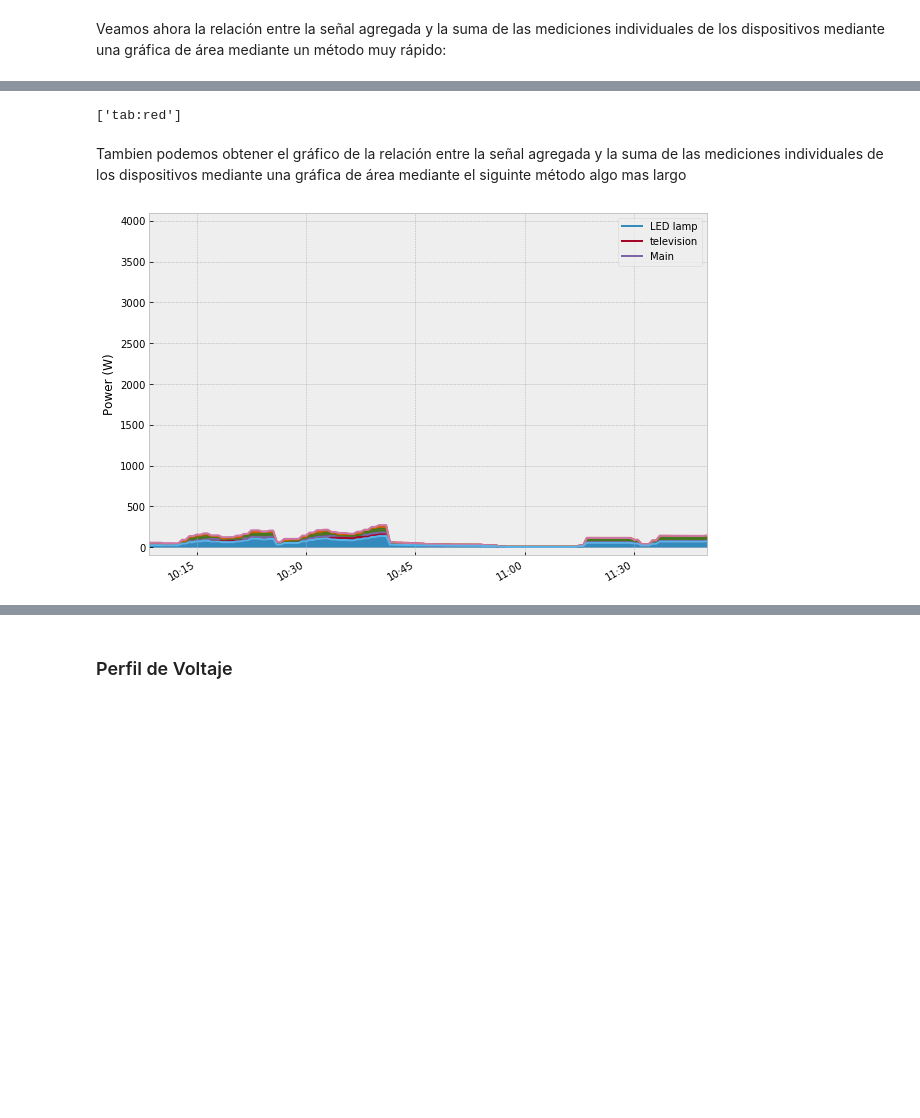
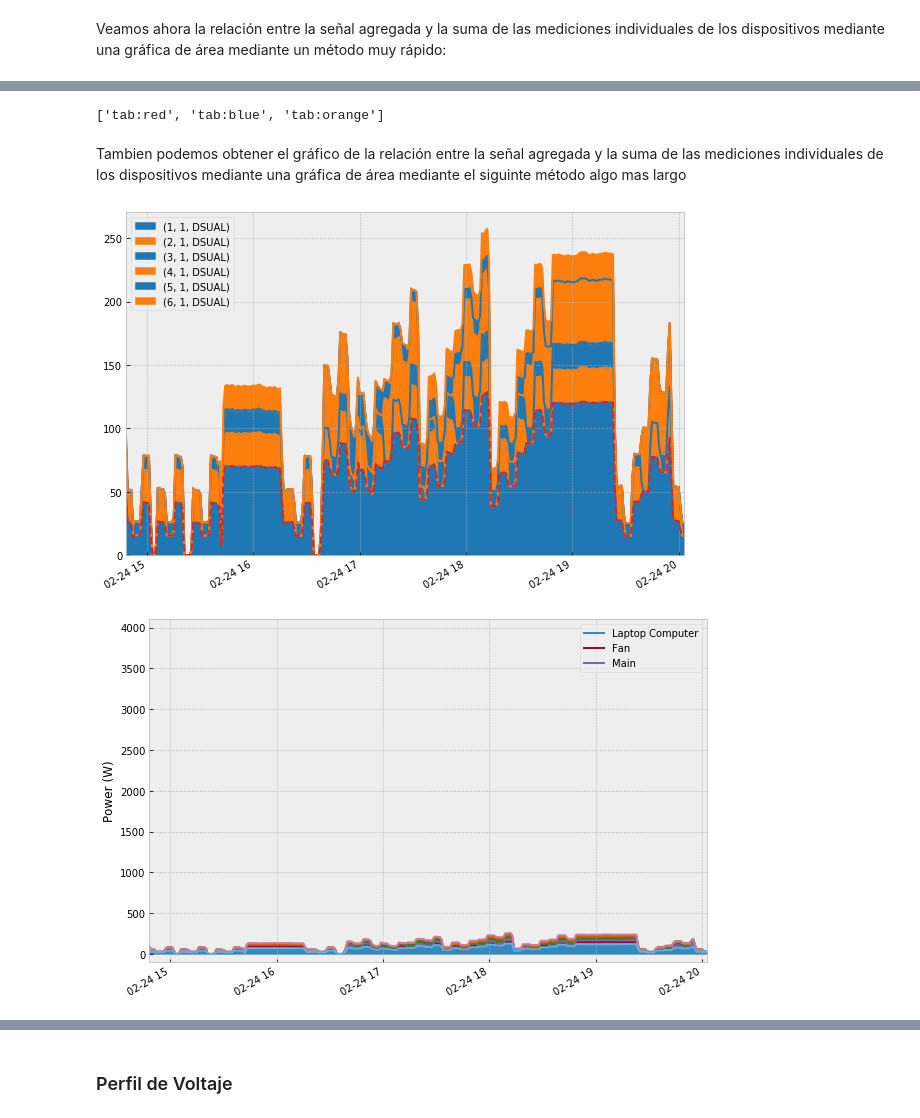
Before and after one commit to crn565/OMPM, a Jupyter notebook: 3.- ANALISIS Y ESTADISTICAS.ipynb, the cells around one changed output, grey strips where cells are left out. Cells and saved outputs as stored; diff of their text form; code cells hidden in the pictures; blank space fills up the shorter version.

Commit message:
Ampliacion tiempo muestreo

```diff
--- a/3.- ANALISIS Y ESTADISTICAS.ipynb
+++ b/3.- ANALISIS Y ESTADISTICAS.ipynb
@@ -31,7 +31,7 @@ elec=ompm.buildings[1].elec # Todos los medidores
 print (elec)
 
 labels = pd.DataFrame({'Instances': list(range(1,7)),
-                       'Meters': ['Main', 'Fan', 'Laptop Computer', 'Incandescent lamp','LED lamp', 'television']})
+                       'Meters': ['Main', 'Fryer', 'LED Lamp',  'Incandescent lamp','Laptop Computer', 'Fan']})
 
 Meters={}
 for x in range(len(labels)): Meters[elec[x+1]]=labels['Meters'][x]
@@ -40,10 +40,10 @@ print(Meters)
 
 
 #etiquetas eje x en algunos graficos
-days = [  '2023-02-12 14:17:29+01:00','2023-02-13 16:50:25+01:00' ]
+days = [  '2023-02-24 14:47:10+01:00','2023-02-24 20:03:54+01:00' ]
 
 colors_1 = ['tab:red','tab:brown','tab:gray','tab:pink','tab:blue','tab:orange']
-colors_2 = [colors_1[0]]+colors_1[6:]
+colors_2 = [colors_1[0]]+colors_1[4:]
 # %% [output]
 MeterGroup(meters=
   ElecMeter(instance=1, building=1, dataset='DSUAL', site_meter, appliances=[])
@@ -94,33 +92,35 @@ pass
 # %%
 colors_2[:6]
 # %% [output]
-['tab:red']
+['tab:red', 'tab:blue', 'tab:orange']
 # %% [markdown]
 Tambien podemos obtener el gráfico de la relación entre la señal agregada y la suma de las mediciones individuales de los dispositivos mediante una gráfica de área mediante el siguinte método  algo mas largo
 # %%
 rcParams['figure.figsize'] = (10, 7)
 
-#t0 = '2023-02-12 14:17:29+01:00' #tiempo inicial
-#t1 = '2023-02-12 16:50:25+01:00' #tiempo final
+t0 = '2023-02-24 14:47:10+01:00' #tiempo inicial
+t1 = '2023-02-24 20:03:54+01:00' #tiempo final
 
-df_1 = elec.select(instance=[1,2,3,4,5,6]).dataframe_of_meters(ac_type='active', sample_period=60)
-df_2 = elec[1].power_series_all_data(ac_type='active', sample_period=60)
 
-#ax1 = df_1.plot(kind='area', color=colors_2[1:])
-#df_2.plot(ax=ax1, color=colors_1[0], ls='--')
+df_1 = elec.select(instance=[1,2,3,4,5,6]).dataframe_of_meters(ac_type='active', sample_period=60)[t0:t1]
+df_2 = elec[1].power_series_all_data(ac_type='active', sample_period=60)[t0:t1]
+
+ax1 = df_1.plot(kind='area', color=colors_2[1:])
+df_2.plot(ax=ax1, color=colors_1[0], ls='--')
 
 ax1 = df_1.plot(kind='area')
 df_2.plot(ax=ax1)
 
 #etiquetas
 ax1.legend(list(Meters.values())[4:10]+[list(Meters.values())[0]])
-ax1.set_xticklabels(['10:15','10:30','10:45','11:00','11:30','12:30','13:00'])
+#ax1.set_xticklabels(['10:15','10:30','10:45','11:00','11:30','12:30','13:00'])
 ax1.set(ylim=(-100,4100))
 ax1.set(ylabel='Power (W)')
 #guarda gráfico
 plt.savefig('./data/images/2.7_Plot_all_meters_03march.svg', bbox_inches='tight', transparent=True)
 plt.show()
 pass
 # %% [output]
-[figure, old version]
+[figure, new version]
+[figure, added]
 # %%
```
Also changed, not shown: parts of 18 cells of this notebook, 6 other files.
